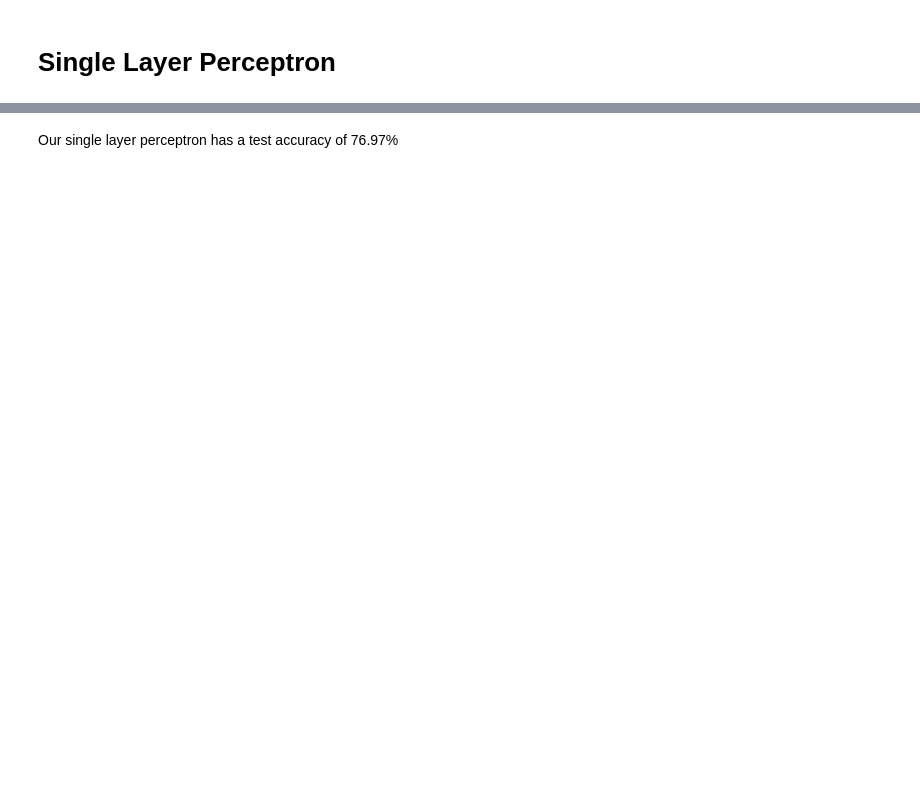
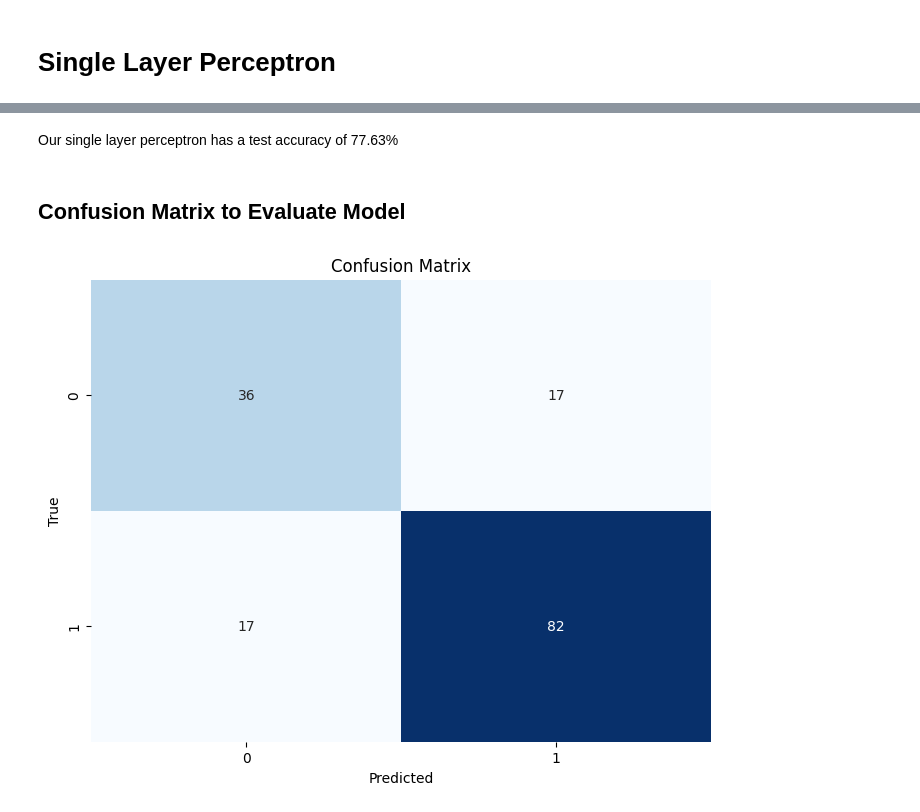
Before and after one commit to nicoataiza/CS7318, a Jupyter notebook: Assignment_1.ipynb, the cells around one changed output, grey strips where cells are left out. Drawn from its saved outputs; the diff is of its cells as text; code cells hidden in the pictures; blank space fills up the shorter version.

```diff
--- a/Assignment_1.ipynb
+++ b/Assignment_1.ipynb
@@ -269,0 +399,14 @@ Accuracy on test set: 0.6447368264198303
+# %%
+model.eval()
+with torch.no_grad():
+    y_pred = model(X_train_t)
+    y_pred = (y_pred >= 0.5).float()
+    accuracy = (y_pred == y_train_t.view(-1, 1)).float().mean()
+    print(f'Accuracy on train set: {accuracy.item()}')
+print()
+print('TRAIN DATA')
+print('---------------------')
+print('accuracy:', accuracy_score(y_train,y_pred))
+print('precision:', precision_score(y_train,y_pred))
+print('recall:', recall_score(y_train,y_pred))
+print('f1:', f1_score(y_train,y_pred))
@@ -269,0 +422,14 @@ Accuracy on test set: 0.6447368264198303
+# %%
+model.eval()
+with torch.no_grad():
+    y_pred = model(X_test_t)
+    y_pred = (y_pred >= 0.5).float()
+    accuracy = (y_pred == y_test_t.view(-1, 1)).float().mean()
+    print(f'Accuracy on test set: {accuracy.item()}')
+print()
+print('TEST')
+print('---------------------')
+print('accuracy:', accuracy_score(y_test,y_pred))
+print('precision:', precision_score(y_test,y_pred))
+print('recall:', recall_score(y_test,y_pred))
+print('f1:', f1_score(y_test,y_pred))
@@ -270,2 +445,19 @@ Accuracy on test set: 0.6447368264198303
 # %% [markdown]
-Our single layer perceptron has a test accuracy of 76.97%
+Our single layer perceptron has a test accuracy of 77.63%
+# %% [markdown]
+## Confusion Matrix to Evaluate Model
+# %%
+from sklearn.metrics import confusion_matrix
+import matplotlib.pyplot as plt
+import seaborn as sns
+
+conf_matrix = confusion_matrix(y_test, y_pred)
+
+plt.figure(figsize=(8, 6))
+sns.heatmap(conf_matrix, annot=True, fmt="d", cmap="Blues", cbar=False)
+plt.xlabel('Predicted')
+plt.ylabel('True')
+plt.title('Confusion Matrix')
+plt.show()
+# %% [output]
+[figure, added]
```
Also changed, not shown: parts of 24 cells of this notebook.
